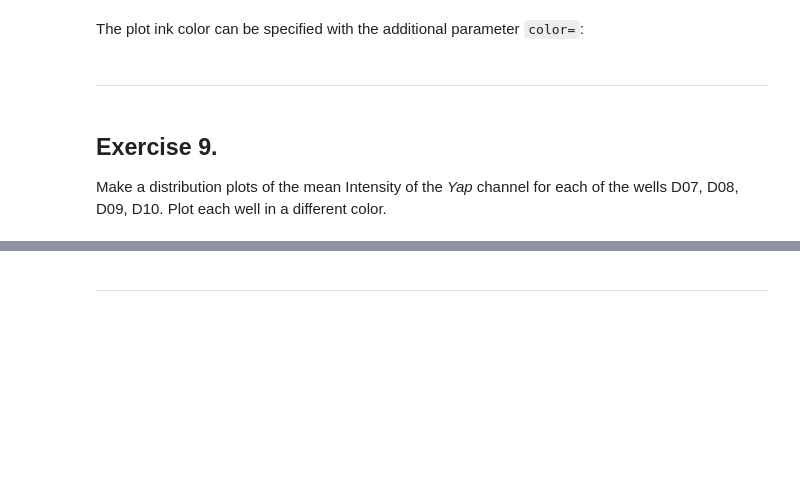
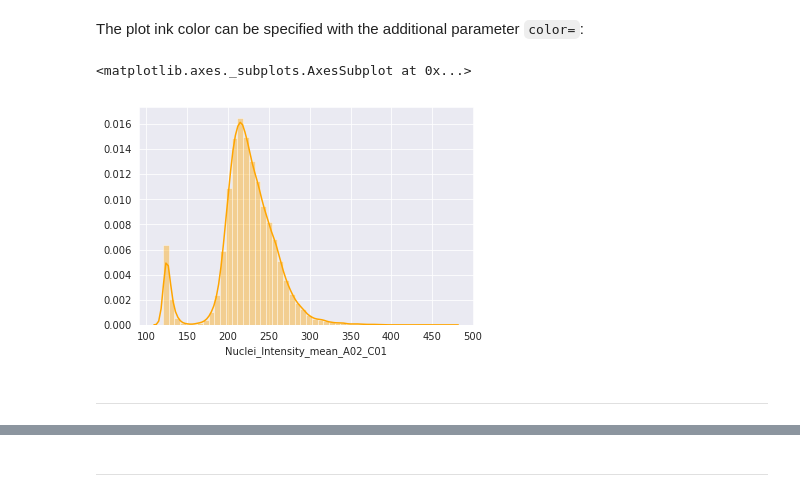
Before and after one commit to riccardomurri/python-for-science-intro, a Jupyter notebook: 08-pandas.ipynb, the cells around one changed output, grey strips where cells are left out. Cells and saved outputs as stored; diff of their text form; code cells hidden in the pictures; blank space fills up the shorter version.

```diff
--- a/08-pandas.ipynb
+++ b/08-pandas.ipynb
@@ -347,10 +498,9 @@ sns.distplot(fv10['Intensity_mean_A01_C03'])
 # %% [markdown]
 The plot ink color can be specified with the additional parameter `color=`:
 # %%
-sns.distplot(fv10['Nuclei_Intensity_mean_A02_C01'], color='orange')
+sea.distplot(fv10['Nuclei_Intensity_mean_A02_C01'], color='orange')
+# %% [output]
+<matplotlib.axes._subplots.AxesSubplot at 0x...>
+[figure, added]
 # %% [markdown]
 -----
-# %% [markdown]
-## Exercise 9.
-
-Make a distribution plots of the mean Intensity of the *Yap* channel for each of the wells D07, D08, D09, D10. Plot each well in a different color.
```
Also changed, not shown: parts of 61 cells of this notebook, 3 other files.
